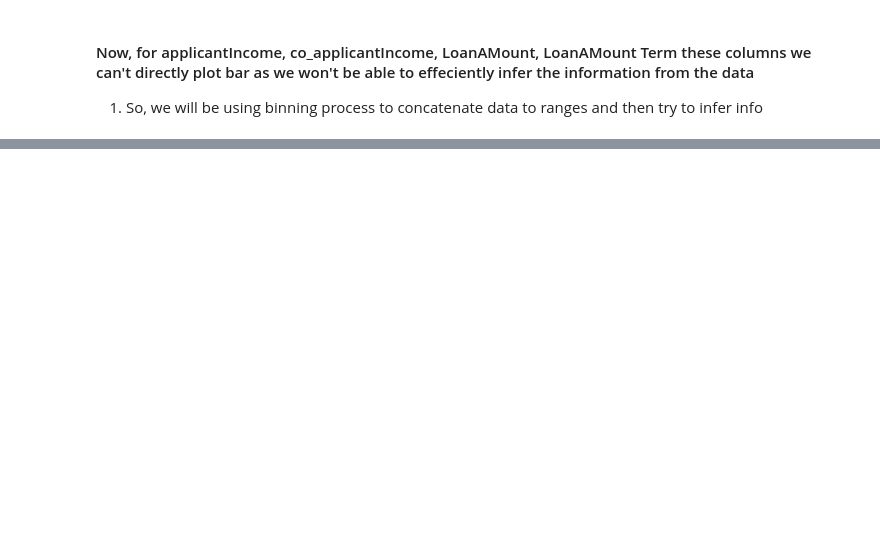
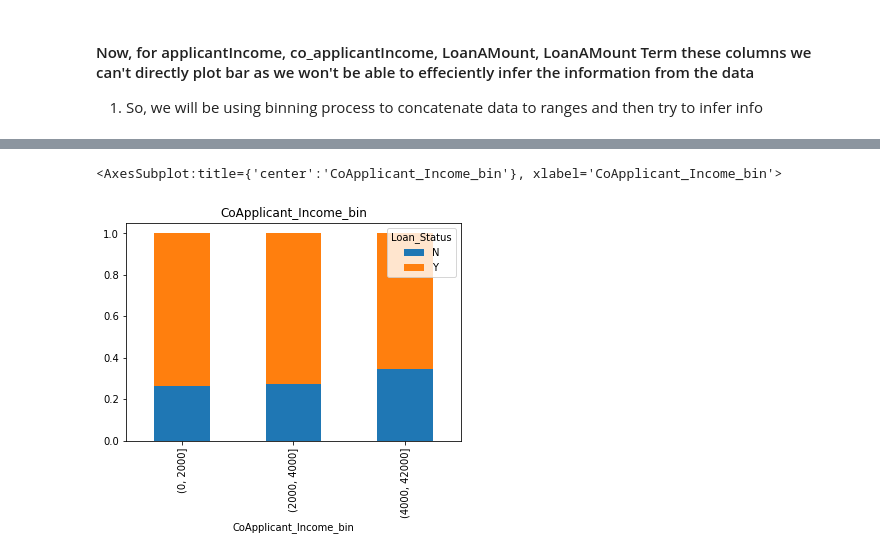
Before and after one commit to Sunnypatil002/Mini-project02, a Jupyter notebook: vision.ipynb, the cells around one changed output, grey strips where cells are left out. Saved outputs shown, nothing was run; the diff lists cells and outputs as text; code cells hidden in the pictures; blank space fills up the shorter version.

```diff
--- a/vision.ipynb
+++ b/vision.ipynb
@@ -142,0 +159,9 @@ plt.show()
+# %%
+Bins = [0,2000,4000,42000]
+group = ['low','average','high']
+train['CoApplicant_Income_bin']  = pd.cut(train['CoapplicantIncome'],Bins,group)
+CoApplicant_Income_bin = pd.crosstab(train['CoApplicant_Income_bin'],train['Loan_Status'])
+CoApplicant_Income_bin.div(CoApplicant_Income_bin.sum(1).astype(float),axis=0).plot(kind = 'bar',stacked = True  ,title = 'CoApplicant_Income_bin',figsize=(6,4))
+# %% [output]
+<AxesSubplot:title={'center':'CoApplicant_Income_bin'}, xlabel='CoApplicant_Income_bin'>
+[figure, added]
```
Also changed, not shown: parts of 9 cells of this notebook, 1 other file.
